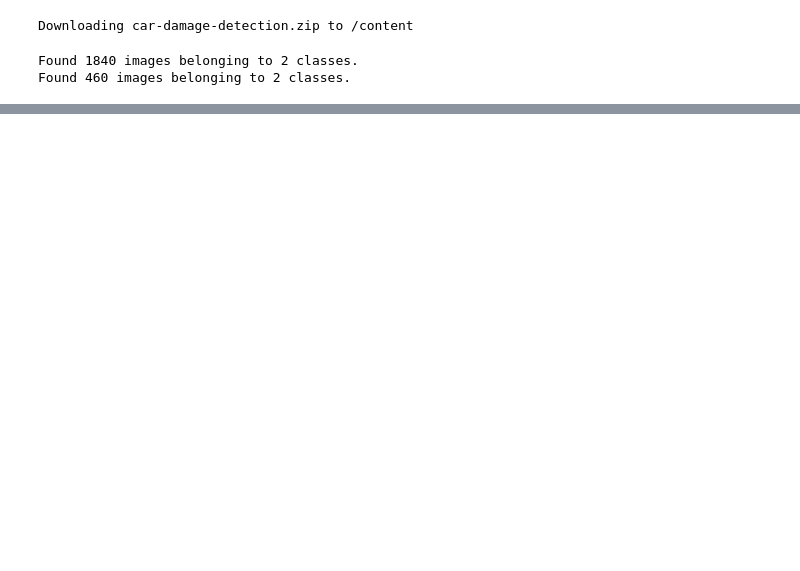
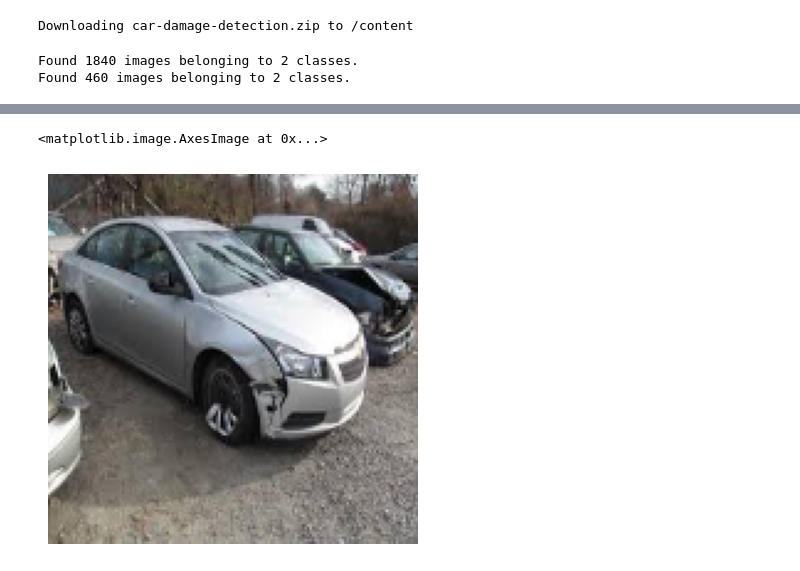
Before and after one commit to SaifMahmud366/Car_Damage_Check, a Jupyter notebook: ML_project.ipynb, the cells around one changed output, grey strips where cells are left out. Drawn from its saved outputs; the diff is of its cells as text; code cells hidden in the pictures; blank space fills up the shorter version.

```diff
--- a/ML_project.ipynb
+++ b/ML_project.ipynb
@@ -121,0 +122,14 @@ plt.show()
+# %%
+import cv2
+im = cv2.imread("/content/data1a/validation/00-damage/0077.JPEG")
+im = cv2.cvtColor(im, cv2.COLOR_BGR2RGB)
+im = cv2.resize(im, (150, 150))
+imS=im.reshape([1,150,150,3])
+pred=model.predict(np.array(imS))
+if pred[0][0]>0.5:
+    print("The car is damaged")
+else:
+    print("The car is not damaged")
+plt.axis("off")
+plt.imshow(im)
+# %% [output]
@@ -121,0 +138,2 @@ plt.show()
+<matplotlib.image.AxesImage at 0x...>
+[figure, added]
```
Also changed, not shown: parts of 4 cells of this notebook.
